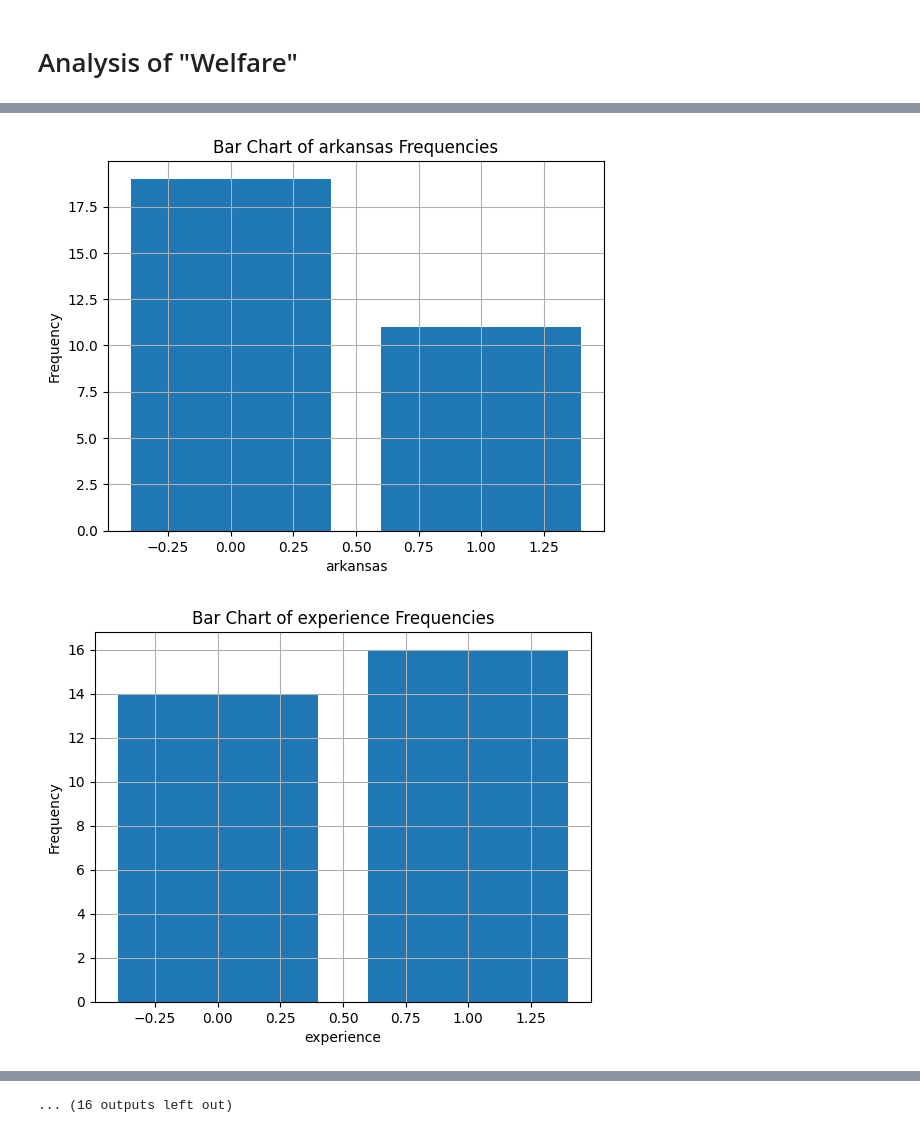
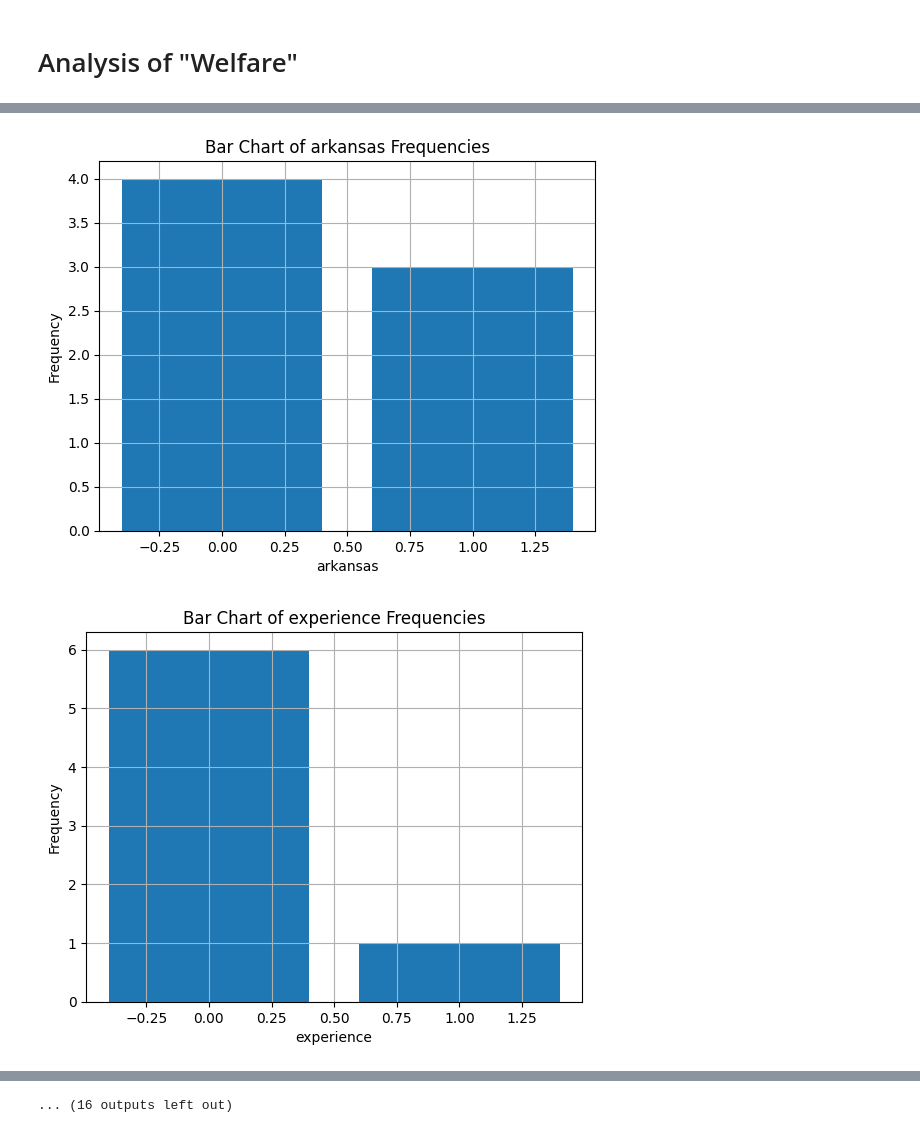
Before and after one commit to LukasBolte/Welfare2, a Jupyter notebook: data_analysis.ipynb, the cells around one changed output, grey strips where cells are left out. Saved outputs shown, nothing was run; the diff lists cells and outputs as text; code cells hidden in the pictures.

```diff
--- a/data_analysis.ipynb
+++ b/data_analysis.ipynb
@@ -29,7 +29,7 @@ def load_csv_files(subfolder_name):
     return combined_df
 
 # Usage:
-subfolder_name = '2023-07-pilot_three_treatments'
+subfolder_name = '2023-08-dummy_data'
 data = load_csv_files(subfolder_name)
 
 # Remove duplicates based on all columns
@@ -86,26 +86,34 @@ for el in ['ES', 'Trad']:
     data[f'{el}_wtp2'] = data.apply(lambda row: calculate_wtp(row, f'{el}_wtp2'), axis=1)
     data[f'{el}_wtp3'] = data.apply(lambda row: calculate_wtp(row, f'{el}_wtp3'), axis=1)
 
+
+data['original_first'] = data['choices_orders'].isin([1,3,6])
+
 # Function to get WTP bounds
-def get_wtp_bound(wtp3):
-    if wtp3 is None:
-        return "WTP is None"
-    cutoff = json.loads(wtp3)['cutoff']
-    parts = cutoff.split(":")
-    side = parts[0]
-    row = int(parts[1])
-
-    if side == "right":
-        row = row - 1
-        side = "left"
-
-    WTP_VALUES = [1, 2, 3, 5, 7, 10, 15, 25, 45, 70, 100, 140, 200, float('inf')]
-
-    WTP_bound = (WTP_VALUES[row + 1], WTP_VALUES[row + 2])
-    return WTP_bound
 
 for el in ['ES', 'Trad']:
-    data[f'{el}_wtp3_bounds'] = data[f'{el}_wtp3'].apply(lambda x: get_wtp_bound(x) if pd.notna(x) else x)
+    def get_wtp_bound(row):
+        wtp3 = row[f'{el}_wtp3']
+        if wtp3 is None:
+            return "WTP is None"
+        cutoff = json.loads(wtp3)['cutoff']
+        parts = cutoff.split(":")
+        side = parts[0]
+        row_choice = int(parts[1])
+
+        if row['original_first']==False:
+            side = {'left':'right','right':'left'}[side]
+
+        if side == "right":
+            row_choice = row_choice - 1
+            side = "left"
+
+        WTP_VALUES = [1, 2, 3, 5, 7, 10, 15, 25, 45, 70, 100, 140, 200, float('inf')]
+
+        WTP_bound = (WTP_VALUES[row_choice + 1], WTP_VALUES[row_choice + 2])
+        return WTP_bound
+
+    data[f'{el}_wtp3_bounds'] = data.apply(get_wtp_bound,axis=1)
 
 # Function to modify column1
 def modify_column1(entry, col2_value, col3_value):
@@ -364,2 +387,2 @@ Participants who confirmed their answers the first time: 0.8666666666666667
-[figure, old version]
+[figure, new version]
-[figure, old version]
+[figure, new version]
```
Also changed, not shown: parts of 5 cells of this notebook, 28 other files.
